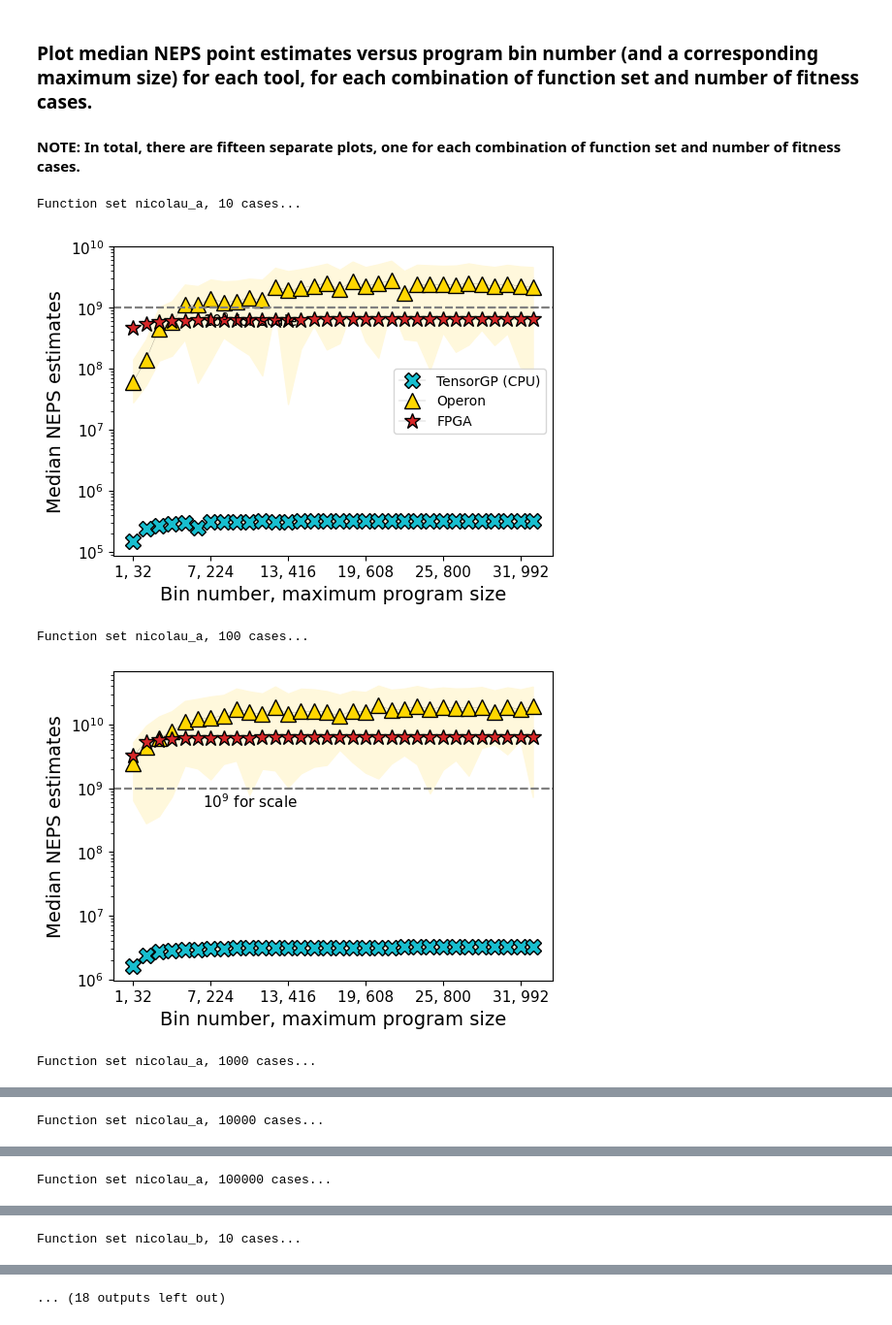
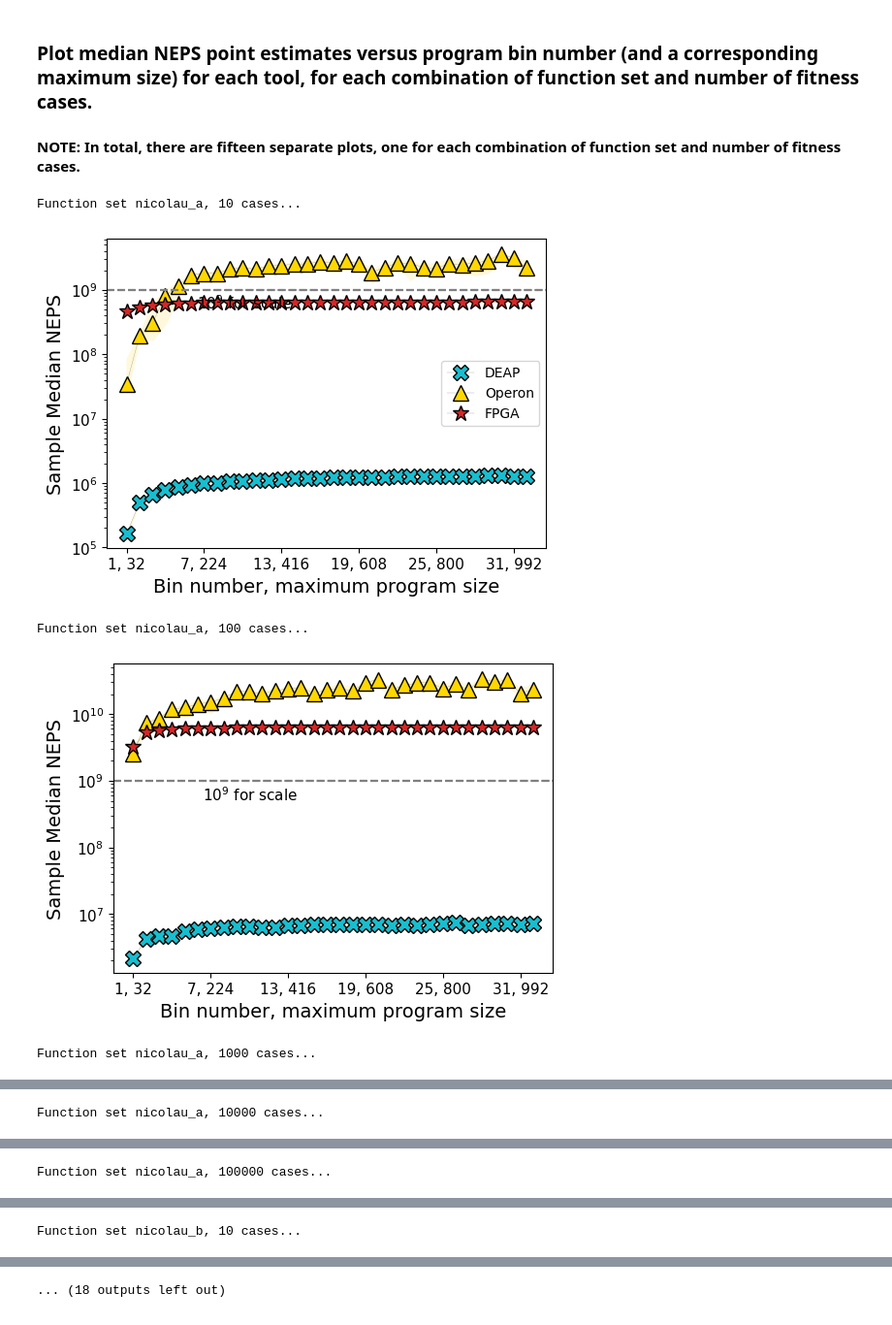
Before and after one commit to christophercrary/conference-eurogp-2023, a Jupyter notebook: experiment/tools/stats.ipynb, the cells around one changed output, grey strips where cells are left out. Shown at 97% size. Saved outputs shown, nothing was run; the diff lists cells and outputs as text; code cells hidden in the pictures.

Commit message:
Update bug in `stats.ipynb` regarding calculating percentiles
Add some other final runtime values.

```diff
--- a/experiment/tools/stats.ipynb
+++ b/experiment/tools/stats.ipynb
@@ -132,23 +132,23 @@ Number of nodes: [[[      87820      251700      411800      580620      741580
 # cases, for each primitive set, for each tool.
 runtimes = []
 
-# # Load runtimes for DEAP.
-# with open(f'{root_dir}/runtimes/deap/results.pkl', 'rb') as f:
+# Load runtimes for DEAP.
+with open(f'{root_dir}/runtimes/deap/results.pkl', 'rb') as f:
+    runtimes_ = pickle.load(f)
+runtimes.append(np.tile(
+    np.array([[[r for r in runtimes_[i][j]] for j in range(
+    len(n_fitness_cases))] for i in range(len(primitive_sets))]),
+    (1, 1, 1, n_runs)))
+
+# # Load runtimes for TensorGP.
+# with open(f'{root_dir}/runtimes/tensorgp/results.pkl', 'rb') as f:
 #     runtimes_ = pickle.load(f)
-# runtimes.append(np.tile(
-#     np.array([[[r for r in runtimes_[i][j]] for j in range(
-#     len(n_fitness_cases))] for i in range(len(primitive_sets))])),
-#     (1, 1, 1, n_runs))
-
-# Load runtimes for TensorGP.
-with open(f'{root_dir}/runtimes/tensorgp/results.pkl', 'rb') as f:
-    runtimes_ = pickle.load(f)
-# for i, _ in enumerate(('CPU', 'GPU')):
-for i, _ in enumerate(('CPU',)):
-    runtimes.append(np.tile(
-        np.array([[[r for r in runtimes_[i][j][k]] for k in range(
-        len(n_fitness_cases))] for j in range(len(primitive_sets))]),
-        (1, 1, 1, n_runs)))
+# # for i, _ in enumerate(('CPU', 'GPU')):
+# for i, _ in enumerate(('CPU',)):
+#     runtimes.append(np.tile(
+#         np.array([[[r for r in runtimes_[i][j][k]] for k in range(
+#         len(n_fitness_cases))] for j in range(len(primitive_sets))]),
+#         (1, 1, 1, n_runs)))
 
 # Load runtimes for Operon.
 runtimes_ = []
@@ -318,39 +318,36 @@ for j, ((name, ps), d_) in enumerate(zip(primitive_sets.items(), d)):
             percentile_25 = np.percentile(neps[i][j][k], 25, axis=1)
             percentile_75 = np.percentile(neps[i][j][k], 75, axis=1)
             iqr = percentile_75 - percentile_25
-            lower_bound = [y_ - p_ if iqr_ != 0 else y_
-                for y_, p_, iqr_ in zip(y, percentile_25, iqr)]
-            upper_bound = [y_ + p_ if iqr_ != 0 else y_
-                for y_, p_, iqr_ in zip(y, percentile_75, iqr)]
 
             plt.plot(
                 x, y, label=f'{tool}', markerfacecolor=colors[i],
                 marker=markers[i], markersize=12, color='black', linewidth=0.1)
             plt.axhline(y=1e9, color='gray', linestyle='dashed')
             plt.fill_between(
-                x, lower_bound, upper_bound, interpolate=True,
+                x, percentile_25, percentile_75, interpolate=True,
+                # x, lower_bound, upper_bound, interpolate=True,
                 # color='mintcream')
                 color='cornsilk')
 
         plt.text(
             scale_text_x[j][i], scale_text_y[j][i], '$10^9$ for scale',
             weight='normal', fontsize = 11)
 
         plt.xlabel('Bin number, maximum program size', fontsize=14)
         plt.xticks(index, [f'{str(ind_)}, {str(ind)}'
             for ind, ind_ in zip(index, index_)], fontsize=11)
         plt.yticks(fontsize=11)
         plt.locator_params(axis='x', nbins=6)
         plt.ylabel('Sample Median NEPS', fontsize=14)
         plt.yscale('log')
         if print_legend[j][k]:
             plt.legend(loc='center right')
         # plt.savefig(f'{graphics_dir}/{name}/median_neps_{nfc}.svg')
         # plt.savefig(f'{graphics_dir}/{name}/median_neps_{nfc}.png', dpi=600)
         plt.show()
 # %% [output]
 Function set nicolau_a, 10 cases...
-[figure, old version]
+[figure, new version]
 Function set nicolau_a, 100 cases...
-[figure, old version]
+[figure, new version]
 Function set nicolau_a, 1000 cases...
```
Also changed, not shown: parts of 3 cells of this notebook, 6 other files.
